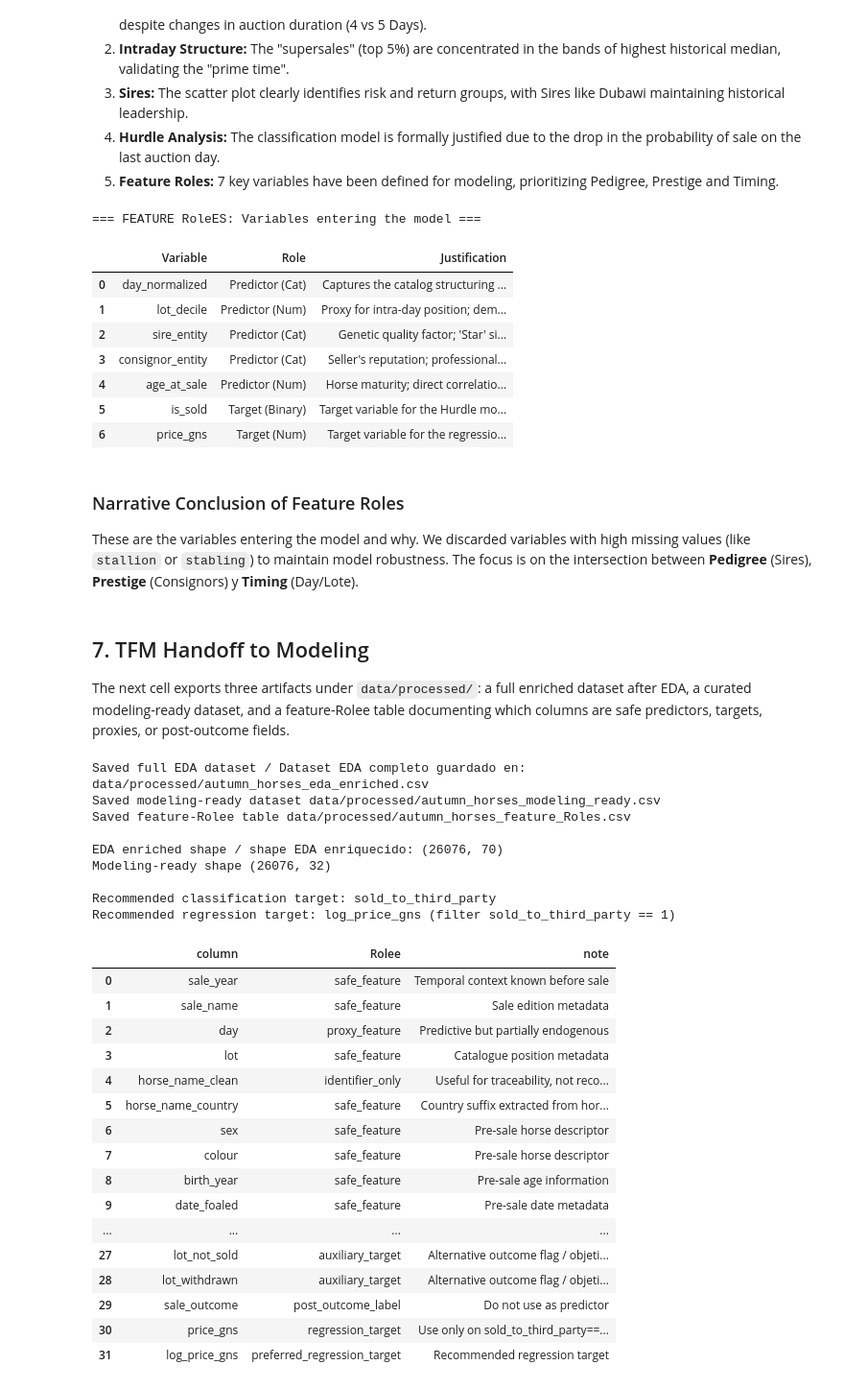
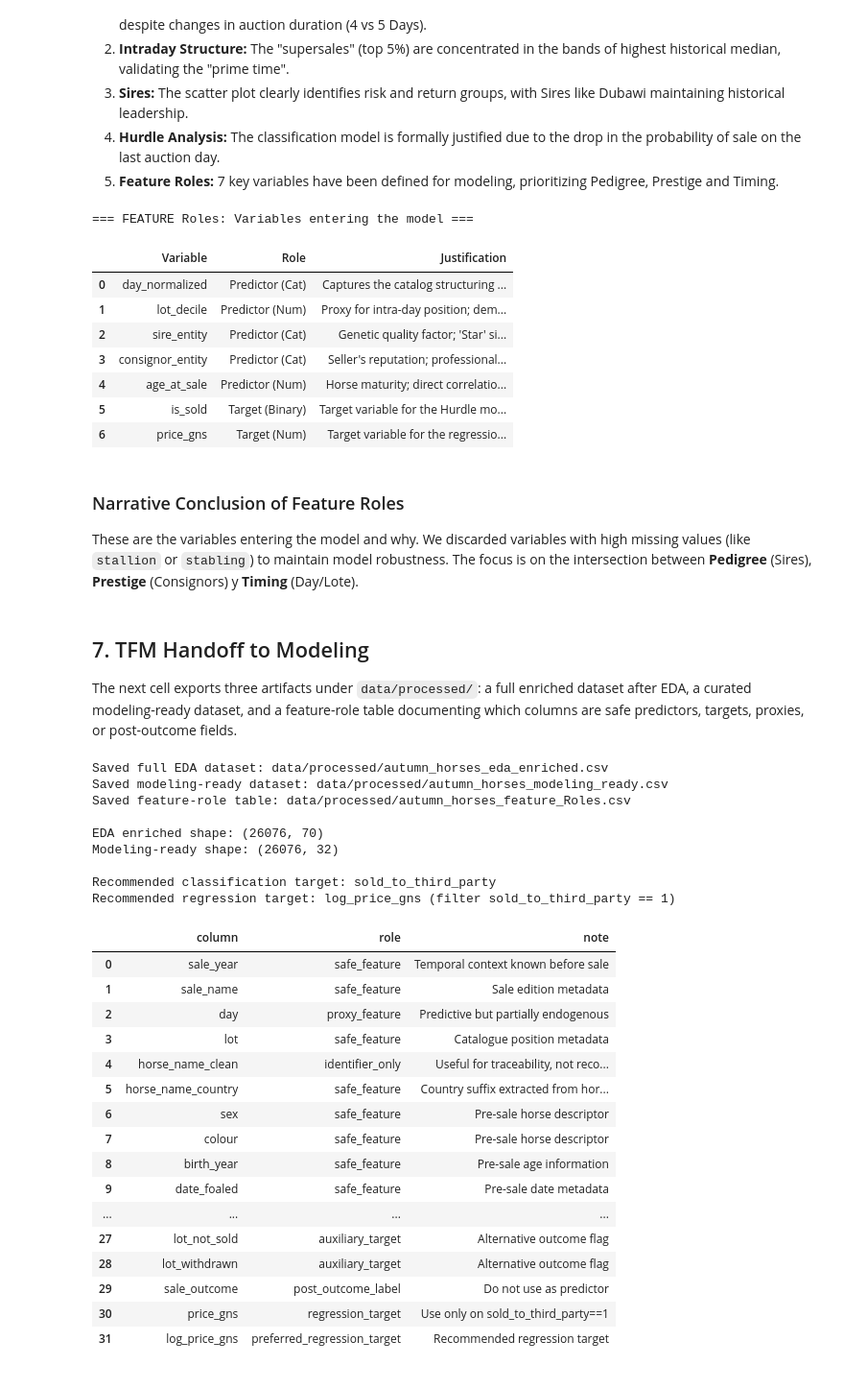
Before and after one commit to carroyo03/tfm-tattersalls, a Jupyter notebook: 02_EDA_Analysis.ipynb, the cells around one changed output. Shown at 96% size. Cells and saved outputs as stored; diff of their text form; code cells hidden in the pictures.

```diff
--- a/02_EDA_Analysis.ipynb
+++ b/02_EDA_Analysis.ipynb
@@ -2502,10 +2502,10 @@ feature_Roles = pd.DataFrame([
     {"Variable": "is_sold", "Role": "Target (Binary)", "Justification": "Target variable for the Hurdle model (classification)."},
     {"Variable": "price_gns", "Role": "Target (Num)", "Justification": "Target variable for the regression model (conditional on Sale)."}
 ])
-print("=== FEATURE RoleES: Variables entering the model ===")
+print("=== FEATURE Roles: Variables entering the model ===")
 display(feature_Roles)
 # %% [output]
-=== FEATURE RoleES: Variables entering the model ===
+=== FEATURE Roles: Variables entering the model ===
 |  | Variable | Role | Justification |
 | 0 | day_normalized | Predictor (Cat) | Captures the catalog structuring ... |
 | 1 | lot_decile | Predictor (Num) | Proxy for intra-day position; dem... |
@@ -2519,7 +2519,7 @@ display(feature_Roles)
 These are the variables entering the model and why. We discarded variables with high missing values (like `stallion` or `stabling`) to maintain model robustness. The focus is on the intersection between **Pedigree** (Sires), **Prestige** (Consignors) y **Timing** (Day/Lote).
 # %% [markdown]
 ## 7. TFM Handoff to Modeling
-The next cell exports three artifacts under `data/processed/`: a full enriched dataset after EDA, a curated modeling-ready dataset, and a feature-Rolee table documenting which columns are safe predictors, targets, proxies, or post-outcome fields.
+The next cell exports three artifacts under `data/processed/`: a full enriched dataset after EDA, a curated modeling-ready dataset, and a feature-role table documenting which columns are safe predictors, targets, proxies, or post-outcome fields.
 # %%
 export_dir = Path('data/processed')
 export_dir.mkdir(parents=True, exist_ok=True)
@@ -2553,49 +2553,49 @@ feature_Roles = pd.DataFrame([
     ('sire_entity', 'safe_feature', 'Canonical sire identity'),
     ('sire_clean', 'display_only', 'Readable label for reports'),
     ('dam_entity', 'safe_feature', 'Canonical dam identity'),
     ('dam_clean', 'display_only', 'Readable label for reports'),
     ('damsire_entity', 'safe_feature', 'Canonical damsire identity'),
     ('damsire_clean', 'display_only', 'Readable label for reports'),
     ('grandsire_clean', 'safe_feature', 'Readable grandsire field'),
     ('consignor_model', 'safe_feature', 'Exact canonical consignor for modeling'),
     ('consignor_label', 'display_only', 'Readable label for reports'),
     ('consignor_family', 'interpretive_only', 'Supplementary family aggregation, not exact identity'),
     ('sire_dam_combo', 'safe_feature', 'Pedigree interaction feature'),
     ('sold_to_third_party', 'classification_target', 'Main sale target'),
-    ('vendor_buyback', 'auxiliary_target', 'Alternative outcome flag / objetivo auxiliar'),
-    ('lot_not_sold', 'auxiliary_target', 'Alternative outcome flag / objetivo auxiliar'),
-    ('lot_withdrawn', 'auxiliary_target', 'Alternative outcome flag / objetivo auxiliar'),
+    ('vendor_buyback', 'auxiliary_target', 'Alternative outcome flag'),
+    ('lot_not_sold', 'auxiliary_target', 'Alternative outcome flag'),
+    ('lot_withdrawn', 'auxiliary_target', 'Alternative outcome flag'),
     ('sale_outcome', 'post_outcome_label', 'Do not use as predictor'),
-    ('price_gns', 'regression_target', 'Use only on sold_to_third_party==1 / usar solo sobre vendidos a terceros'),
+    ('price_gns', 'regression_target', 'Use only on sold_to_third_party==1'),
     ('log_price_gns', 'preferred_regression_target', 'Recommended regression target'),
-], columns=['column', 'Rolee', 'note'])
+], columns=['column', 'role', 'note'])
 eda_enriched_path = export_dir / 'autumn_horses_eda_enriched.csv'
 modeling_ready_path = export_dir / 'autumn_horses_modeling_ready.csv'
 feature_Roles_path = export_dir / 'autumn_horses_feature_Roles.csv'
 eda_enriched_df.to_csv(eda_enriched_path, index=False, date_format='%Y-%m-%d')
 modeling_df.to_csv(modeling_ready_path, index=False, date_format='%Y-%m-%d')
 feature_Roles.to_csv(feature_Roles_path, index=False)
-print('Saved full EDA dataset / Dataset EDA completo guardado en:', eda_enriched_path)
-print('Saved modeling-ready dataset', modeling_ready_path)
-print('Saved feature-Rolee table', feature_Roles_path)
+print('Saved full EDA dataset:', eda_enriched_path)
+print('Saved modeling-ready dataset:', modeling_ready_path)
+print('Saved feature-role table:', feature_Roles_path)
 print('')
-print('EDA enriched shape / shape EDA enriquecido:', eda_enriched_df.shape)
-print('Modeling-ready shape', modeling_df.shape)
+print('EDA enriched shape:', eda_enriched_df.shape)
+print('Modeling-ready shape:', modeling_df.shape)
 print('')
 print('Recommended classification target: sold_to_third_party')
 print('Recommended regression target: log_price_gns (filter sold_to_third_party == 1)')
 feature_Roles
 # %% [output]
-Saved full EDA dataset / Dataset EDA completo guardado en: data/processed/autumn_horses_eda_enriched.csv
-Saved modeling-ready dataset data/processed/autumn_horses_modeling_ready.csv
-Saved feature-Rolee table data/processed/autumn_horses_feature_Roles.csv
+Saved full EDA dataset: data/processed/autumn_horses_eda_enriched.csv
+Saved modeling-ready dataset: data/processed/autumn_horses_modeling_ready.csv
+Saved feature-role table: data/processed/autumn_horses_feature_Roles.csv
 
-EDA enriched shape / shape EDA enriquecido: (26076, 70)
-Modeling-ready shape (26076, 32)
+EDA enriched shape: (26076, 70)
+Modeling-ready shape: (26076, 32)
 
 Recommended classification target: sold_to_third_party
 Recommended regression target: log_price_gns (filter sold_to_third_party == 1)
-|  | column | Rolee | note |
+|  | column | role | note |
 | 0 | sale_year | safe_feature | Temporal context known before sale |
 | 1 | sale_name | safe_feature | Sale edition metadata |
 | 2 | day | proxy_feature | Predictive but partially endogenous |
@@ -2607,8 +2607,8 @@ Recommended regression target: log_price_gns (filter sold_to_third_party == 1)
 | 8 | birth_year | safe_feature | Pre-sale age information |
 | 9 | date_foaled | safe_feature | Pre-sale date metadata |
 | ... | ... | ... | ... |
-| 27 | lot_not_sold | auxiliary_target | Alternative outcome flag / objeti... |
-| 28 | lot_withdrawn | auxiliary_target | Alternative outcome flag / objeti... |
+| 27 | lot_not_sold | auxiliary_target | Alternative outcome flag |
+| 28 | lot_withdrawn | auxiliary_target | Alternative outcome flag |
 | 29 | sale_outcome | post_outcome_label | Do not use as predictor |
-| 30 | price_gns | regression_target | Use only on sold_to_third_party==... |
+| 30 | price_gns | regression_target | Use only on sold_to_third_party==1 |
 | 31 | log_price_gns | preferred_regression_target | Recommended regression target |
```
